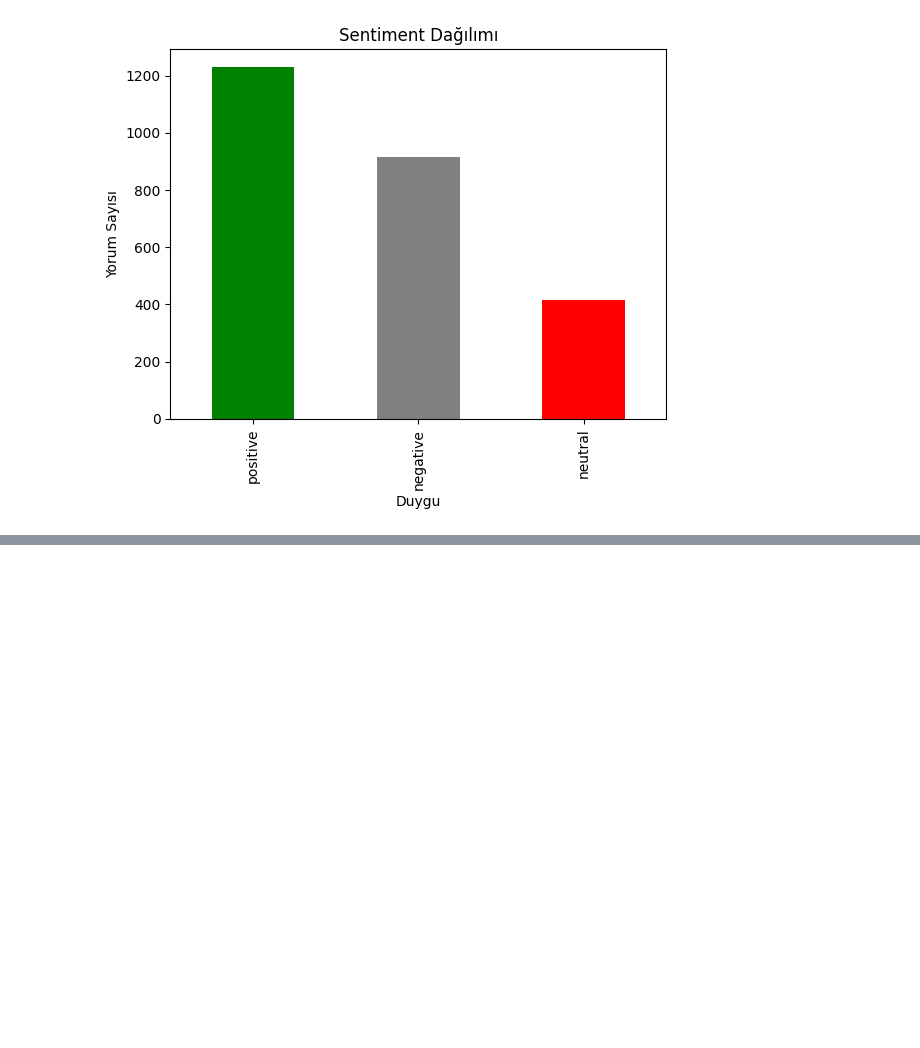
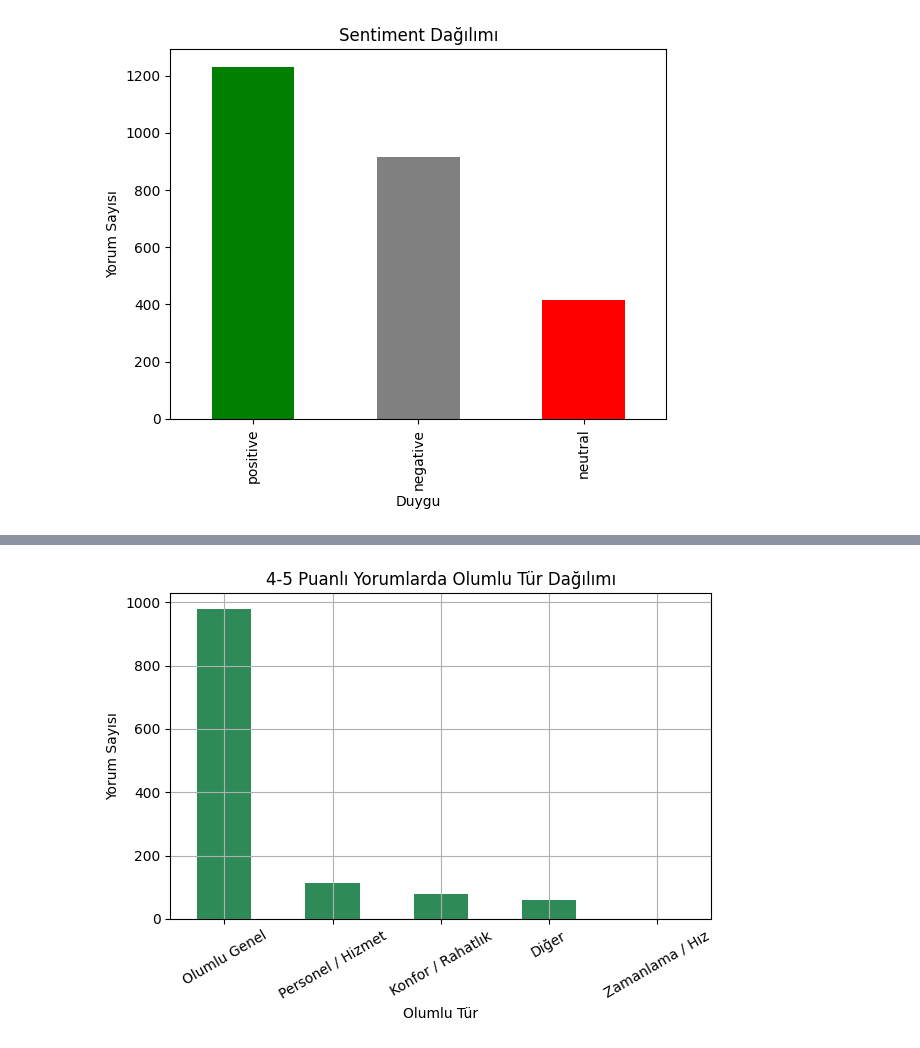
Before and after one commit to githubmerve/NLP-Project-Sentiment-Analysis-of-Air-France-Reviews, a Jupyter notebook: notebookcd33c27c6a.ipynb, the cells around one changed output, grey strips where cells are left out. Saved outputs shown, nothing was run; the diff lists cells and outputs as text; code cells hidden in the pictures; blank space fills up the shorter version.

```diff
--- a/notebookcd33c27c6a.ipynb
+++ b/notebookcd33c27c6a.ipynb
@@ -333,0 +369,36 @@ plt.show()
+# %%
+# Pozitif yorumları filtrele (puan 4 veya 5)
+positive_df = df[df['rating'].isin([4, 5])].copy()
+positive_df['clean_text'] = positive_df['clean_text'].str.lower()
+
+def categorize_positive(text):
+    if 'good' in text or 'great' in text or 'excellent' in text or 'perfect' in text or 'nice' in text:
+        return 'Olumlu Genel'
+    elif 'comfortable' in text or 'space' in text or 'legroom' in text:
+        return 'Konfor / Rahatlık'
+    elif 'staff' in text or 'friendly' in text or 'helpful' in text or 'service' in text:
+        return 'Personel / Hizmet'
+    elif 'on time' in text or 'punctual' in text or 'fast' in text:
+        return 'Zamanlama / Hız'
+    else:
+        return 'Diğer'
+
+# Kategori sütunu ekle
+positive_df['positive_type'] = positive_df['clean_text'].apply(categorize_positive)
+
+# Kategori sayıları
+positive_counts = positive_df['positive_type'].value_counts()
+
+# Bar grafik çizimi
+import matplotlib.pyplot as plt
+
+positive_counts.plot(kind='bar', color='seagreen')
+plt.title("4-5 Puanlı Yorumlarda Olumlu Tür Dağılımı")
+plt.xlabel("Olumlu Tür")
+plt.ylabel("Yorum Sayısı")
+plt.xticks(rotation=30)
+plt.grid(True)
+plt.tight_layout()
+plt.show()
+# %% [output]
+[figure, added]
```
Also changed, not shown: parts of 7 cells of this notebook, 2 other files.
